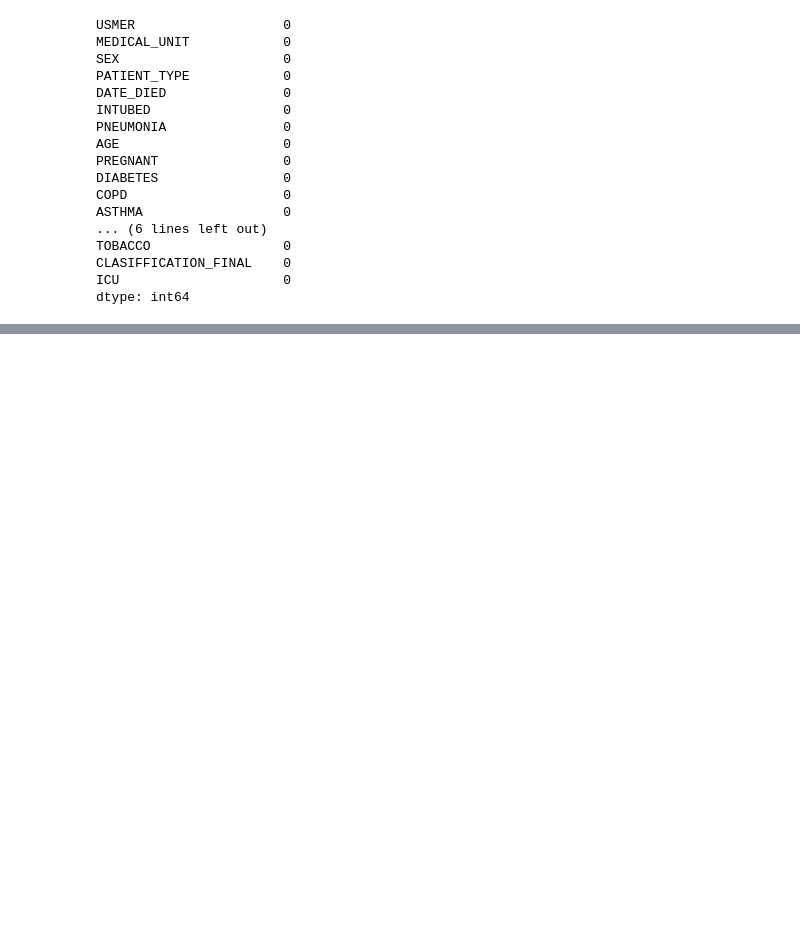
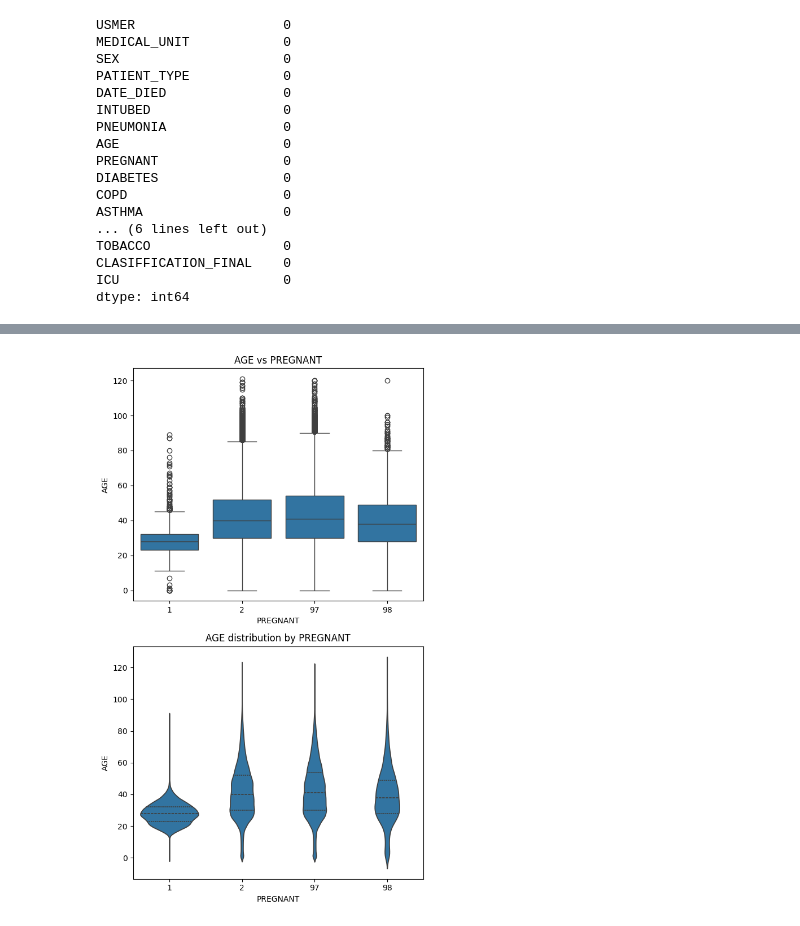
Before and after one commit to mbukovina127/ZNEUS-Covid-19, a Jupyter notebook: EAD.ipynb, the cells around one changed output, grey strips where cells are left out. Drawn from its saved outputs; the diff is of its cells as text; code cells hidden in the pictures; blank space fills up the shorter version.

```diff
--- a/EAD.ipynb
+++ b/EAD.ipynb
@@ -89,0 +116,23 @@ plt.show()
+# %%
+
+label = 'PREGNANT'
+attributes = ['AGE']
+
+# Create a figure with 2 rows: boxplots on top, violin plots below
+fig, axes = plt.subplots(2, len(attributes), figsize=(6 * len(attributes), 10))
+axes = axes.flatten()
+
+# Boxplots
+for i, col in enumerate(attributes):
+    sns.boxplot(data=COVID, x=label, y=col, ax=axes[i])
+    axes[i].set_title(f"{col} vs {label}")
+
+# Violin plots
+for i, col in enumerate(attributes):
+    sns.violinplot(data=COVID, x=label, y=col, inner='quartile', ax=axes[i + len(attributes)])
+    axes[i + len(attributes)].set_title(f"{col} distribution by {label}")
+
+plt.tight_layout()
+plt.show()
+# %% [output]
+[figure, added]
```
Also changed, not shown: parts of 9 cells of this notebook.
